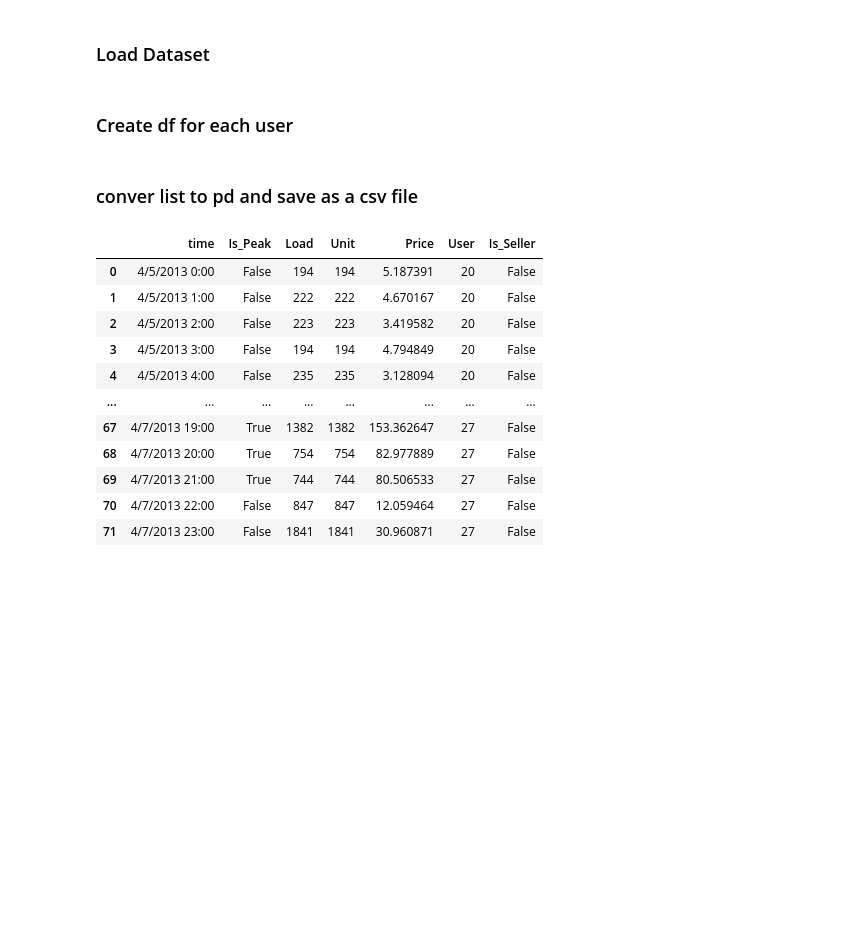
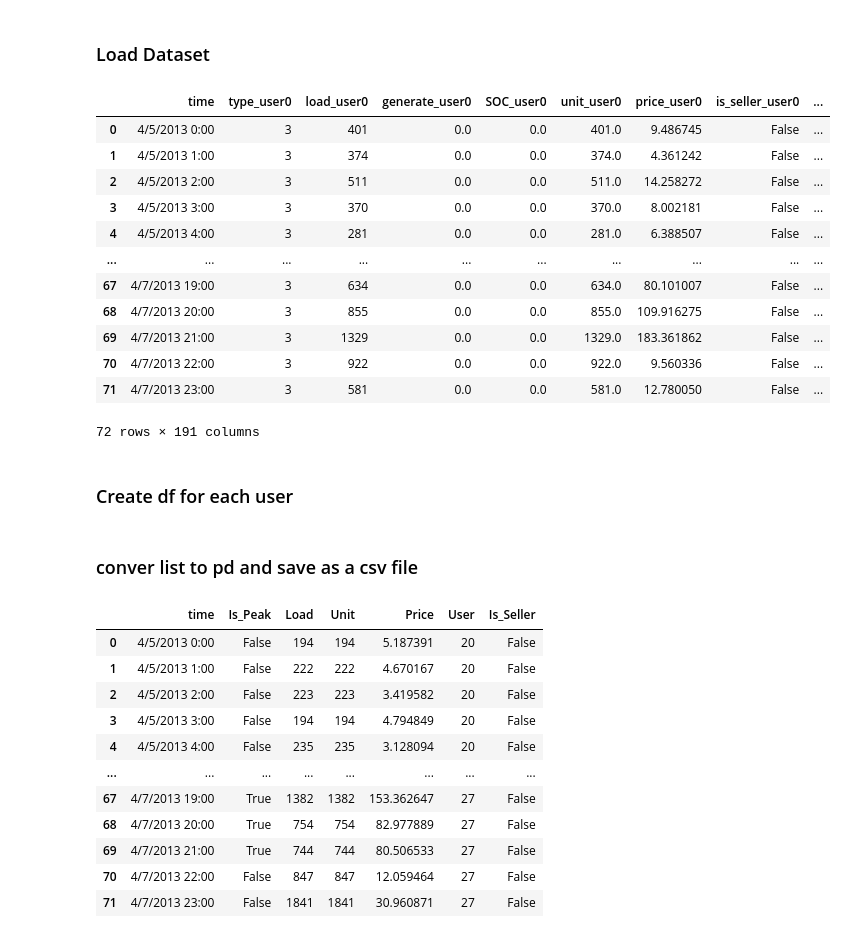
Before and after one commit to erfanara/pymarket-ng, a Jupyter notebook: test.ipynb, the cells around one changed output. Drawn from its saved outputs; the diff is of its cells as text; code cells hidden in the pictures; blank space fills up the shorter version.

```diff
--- a/test.ipynb
+++ b/test.ipynb
@@ -14,6 +14,21 @@ from typing import Callable, List, Type
 ### Load Dataset
 # %%
 df = pd.read_csv('final_df.csv')
+df
+# %% [output]
+|  | time | type_user0 | load_user0 | generate_user0 | SOC_user0 | unit_user0 | price_user0 | is_seller_user0 | ... |
+| 0 | 4/5/2013 0:00 | 3 | 401 | 0.0 | 0.0 | 401.0 | 9.486745 | False | ... |
+| 1 | 4/5/2013 1:00 | 3 | 374 | 0.0 | 0.0 | 374.0 | 4.361242 | False | ... |
+| 2 | 4/5/2013 2:00 | 3 | 511 | 0.0 | 0.0 | 511.0 | 14.258272 | False | ... |
+| 3 | 4/5/2013 3:00 | 3 | 370 | 0.0 | 0.0 | 370.0 | 8.002181 | False | ... |
+| 4 | 4/5/2013 4:00 | 3 | 281 | 0.0 | 0.0 | 281.0 | 6.388507 | False | ... |
+| ... | ... | ... | ... | ... | ... | ... | ... | ... | ... |
+| 67 | 4/7/2013 19:00 | 3 | 634 | 0.0 | 0.0 | 634.0 | 80.101007 | False | ... |
+| 68 | 4/7/2013 20:00 | 3 | 855 | 0.0 | 0.0 | 855.0 | 109.916275 | False | ... |
+| 69 | 4/7/2013 21:00 | 3 | 1329 | 0.0 | 0.0 | 1329.0 | 183.361862 | False | ... |
+| 70 | 4/7/2013 22:00 | 3 | 922 | 0.0 | 0.0 | 922.0 | 9.560336 | False | ... |
+| 71 | 4/7/2013 23:00 | 3 | 581 | 0.0 | 0.0 | 581.0 | 12.780050 | False | ... |
+72 rows × 191 columns
 # %% [markdown]
 ### Create df for each user
 # %%
```
Also changed, not shown: parts of 10 cells of this notebook.
